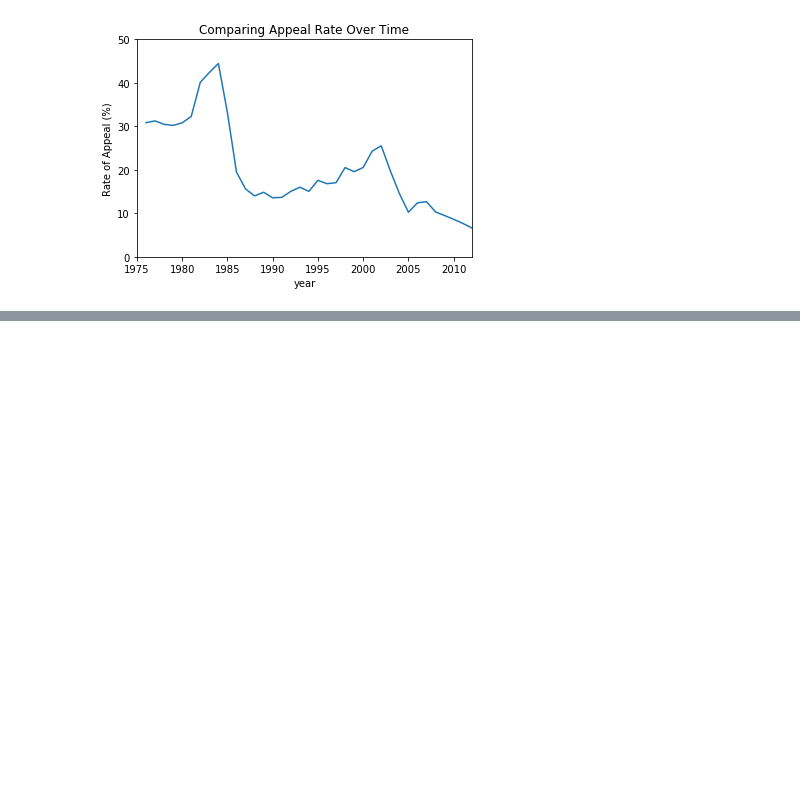
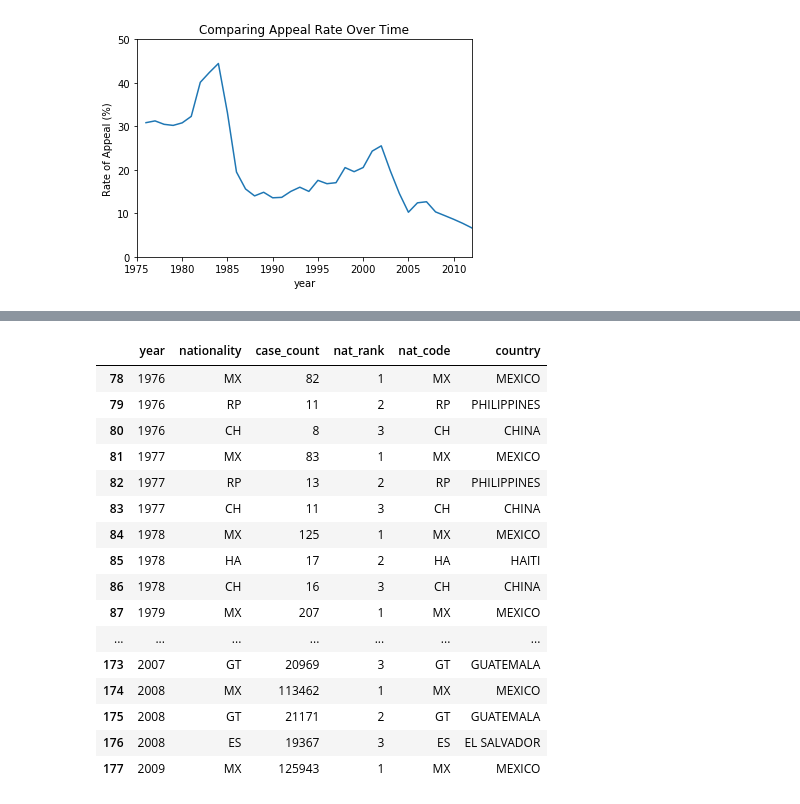
Before and after one commit to colinandrus/ml_course_project, a Jupyter notebook: notebooks/Appeal_population_analysis.ipynb, the cells around one changed output, grey strips where cells are left out. Cells and saved outputs as stored; diff of their text form; code cells hidden in the pictures; blank space fills up the shorter version.

```diff
--- a/notebooks/Appeal_population_analysis.ipynb
+++ b/notebooks/Appeal_population_analysis.ipynb
@@ -302,0 +446,28 @@ plt.ylabel('Rate of Appeal (%)')
+# %%
+grant_proportion_by_year_sql = """
+SELECT *
+FROM
+(
+    SELECT *, case_count - previous_count AS count_diff, nat_rank - previous_rank AS rank_diff
+    FROM
+    (
+        SELECT A1.nationality,
+        A1.year,
+        A1.nat_rank,
+        A1.case_count,
+        A2.year AS previous_year,
+        A2.nat_rank as previous_rank,
+        A2.case_count as previous_count
+        FROM ASYLUM_ORIGIN A1
+        JOIN ASYLUM_ORIGIN A2
+        ON A1.nationality = A2.nationality AND A1.year = (A2.year + 1)
+
+    ) N
+    JOIN NATIONALITIES N2
+    ON N.nationality = N2.nat_code
+)
+ORDER BY rank_diff DESC
+"""
+
+nat_proportion_by_year = spark.sql(grant_proportion_by_year_sql)
+nat_proportion_by_year.show(5)
@@ -302,0 +492,29 @@ plt.ylabel('Rate of Appeal (%)')
+# %%
+df_nat_proportion_by_year = nat_proportion_by_year.toPandas()
+# %%
+df_nat_proportion_by_year.head(50)
+
+
+# pd_nat_proportion_by_year.dropna(inplace=True)
+# pd_nat_proportion_by_year.year = pd_nat_proportion_by_year.year.astype(float)
+# pd_nat_proportion_by_year.year = pd_nat_proportion_by_year.year.astype(int)
+# pd_nat_proportion_by_year = pd_nat_proportion_by_year.query('year>1975')
+# pd_nat_proportion_by_year.head(100)
+# %% [output]
+|  | year | nationality | case_count | nat_rank | nat_code | country |
+| 78 | 1976 | MX | 82 | 1 | MX | MEXICO |
+| 79 | 1976 | RP | 11 | 2 | RP | PHILIPPINES |
+| 80 | 1976 | CH | 8 | 3 | CH | CHINA |
+| 81 | 1977 | MX | 83 | 1 | MX | MEXICO |
+| 82 | 1977 | RP | 13 | 2 | RP | PHILIPPINES |
+| 83 | 1977 | CH | 11 | 3 | CH | CHINA |
+| 84 | 1978 | MX | 125 | 1 | MX | MEXICO |
+| 85 | 1978 | HA | 17 | 2 | HA | HAITI |
+| 86 | 1978 | CH | 16 | 3 | CH | CHINA |
+| 87 | 1979 | MX | 207 | 1 | MX | MEXICO |
+| ... | ... | ... | ... | ... | ... | ... |
+| 173 | 2007 | GT | 20969 | 3 | GT | GUATEMALA |
+| 174 | 2008 | MX | 113462 | 1 | MX | MEXICO |
+| 175 | 2008 | GT | 21171 | 2 | GT | GUATEMALA |
+| 176 | 2008 | ES | 19367 | 3 | ES | EL SALVADOR |
+| 177 | 2009 | MX | 125943 | 1 | MX | MEXICO |
```
Also changed, not shown: parts of 10 cells of this notebook.
